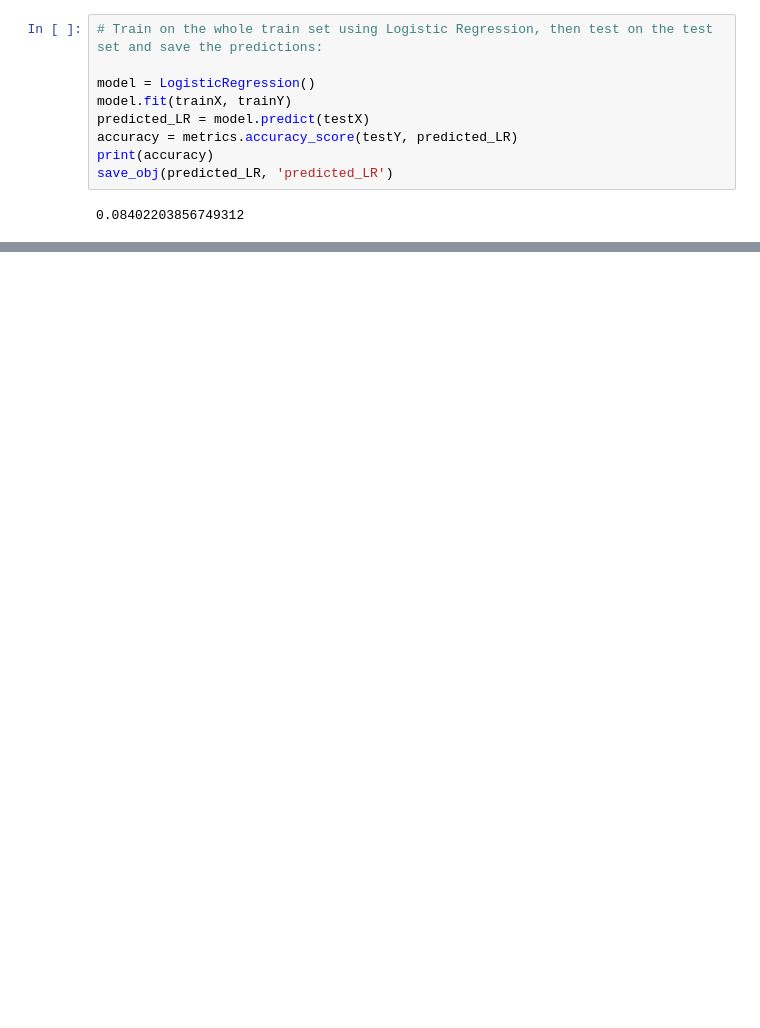
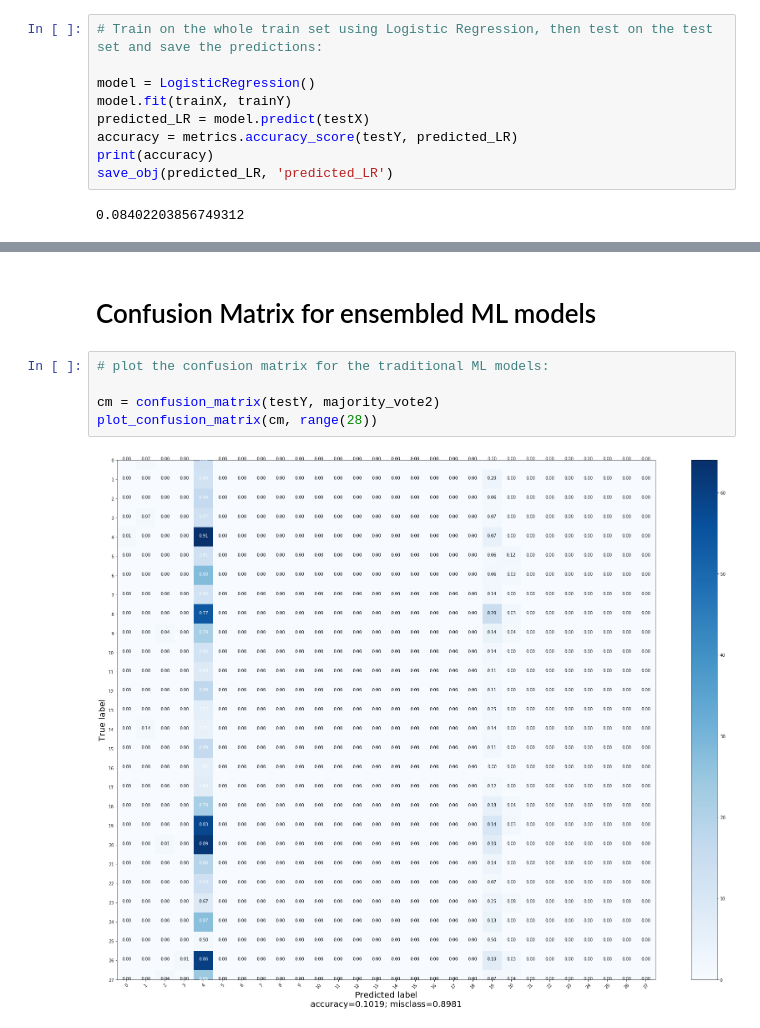
Before and after one commit to Jayshil-Patel/ELG_5271_Project, a Jupyter notebook: MalDetection.ipynb, the cells around one changed output, grey strips where cells are left out. Saved outputs shown, nothing was run; the diff lists cells and outputs as text; blank space fills up the shorter version.

```diff
--- a/MalDetection.ipynb
+++ b/MalDetection.ipynb
@@ -305,0 +405,9 @@ print(accuracy)
+# %% [markdown]
+# Confusion Matrix for ensembled ML models
+# %%
+# plot the confusion matrix for the traditional ML models:
+
+cm = confusion_matrix(testY, majority_vote2)
+plot_confusion_matrix(cm, range(28))
+# %% [output]
+[figure, added]
```
Also changed, not shown: parts of 19 cells of this notebook.
